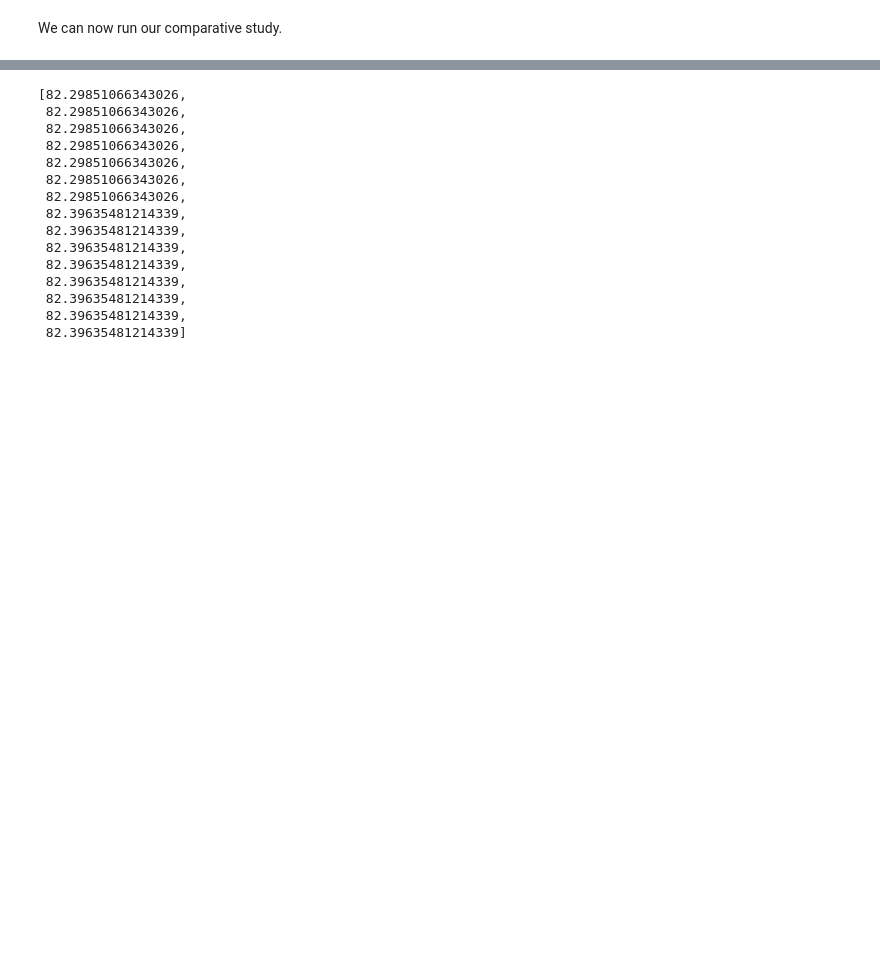
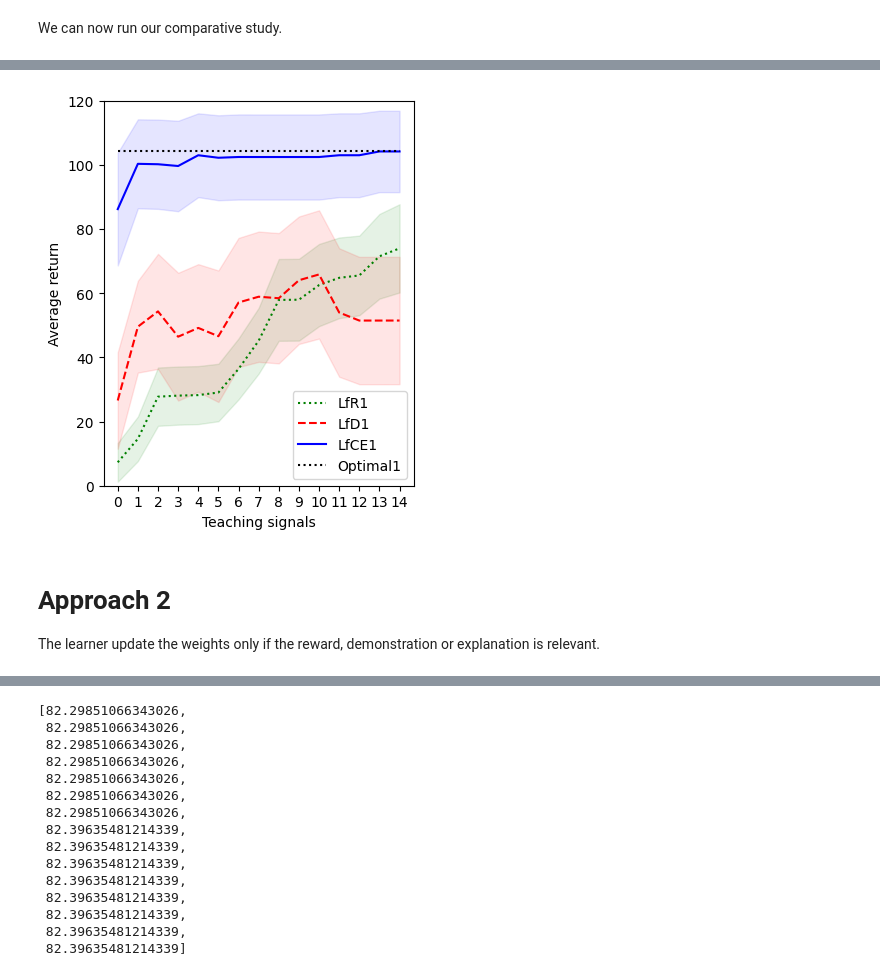
Before and after one commit to Silviatulli/contrastive_examples_MLIRL, a Jupyter notebook: ECAI_Exp1.ipynb, the cells around one changed output, grey strips where cells are left out. Saved outputs shown, nothing was run; the diff lists cells and outputs as text; code cells hidden in the pictures; blank space fills up the shorter version.

```diff
--- a/ECAI_Exp1.ipynb
+++ b/ECAI_Exp1.ipynb
@@ -935,0 +1154,23 @@ Done. Step complete.
+# %%
+# Plot
+plt.figure(figsize=(4, 5))
+plt.fill_between(range(NSTEPS), rl_mean + rl_std, rl_mean - rl_std, color='g', alpha=0.1)
+plt.fill_between(range(NSTEPS), demo_mean + demo_std, demo_mean - demo_std, color='r', alpha=0.1)
+plt.fill_between(range(NSTEPS), expl_mean + expl_std, expl_mean - expl_std, color='b', alpha=0.1)
+plt.plot(range(NSTEPS), rl_mean, 'g:', label='LfR1')
+plt.plot(range(NSTEPS), demo_mean, 'r--', label='LfD1')
+plt.plot(range(NSTEPS), expl_mean, 'b-', label='LfCE1')
+plt.plot(range(NSTEPS), ref_mean, 'k:', label='Optimal1')
+#plt.xlabel('N. samples')
+#plt.ylabel(r'$||V_\pi||_2$')
+plt.xlabel('Teaching signals')
+plt.ylabel('Average return')
+plt.ylim(0, 120)
+plt.xticks(range(0, 15))
+plt.legend(loc='best')
+plt.show()
+# %% [output]
+[figure, added]
+# %% [markdown]
+# **Approach 2**
+The learner update the weights only if the reward, demonstration or explanation is relevant.
```
Also changed, not shown: parts of 24 cells of this notebook.
